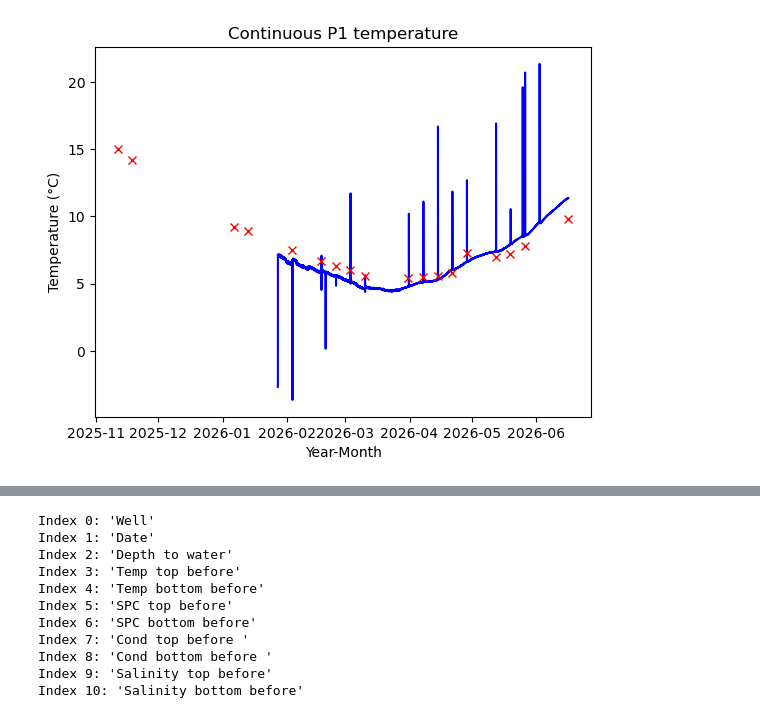
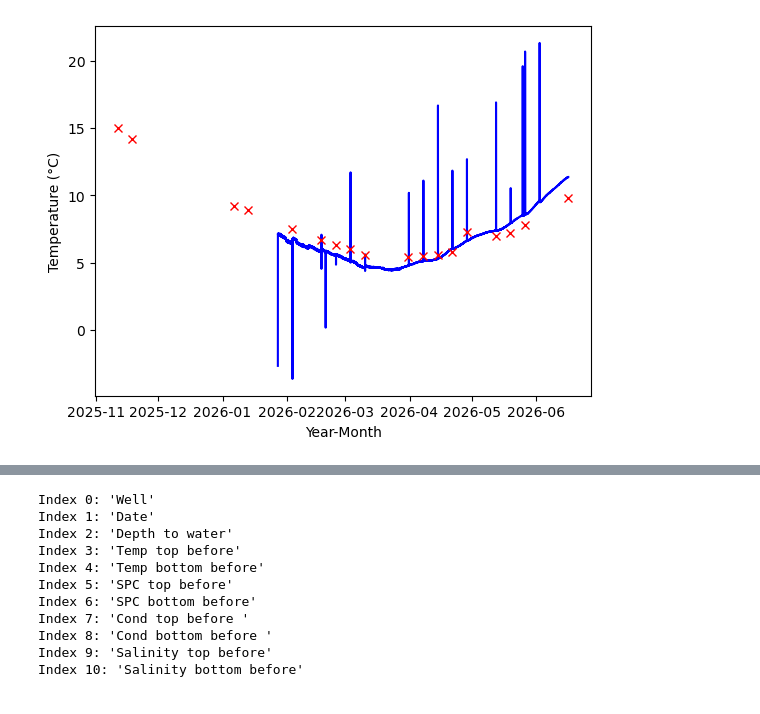
Before and after one commit to sauron-245/summer_26, a Jupyter notebook: summer 2026/temperature_bell2026.ipynb, the cells around one changed output, grey strips where cells are left out. Saved outputs shown, nothing was run; the diff lists cells and outputs as text; code cells hidden in the pictures.

```diff
--- a/summer 2026/bell2026.ipynb
+++ b/summer 2026/temperature_bell2026.ipynb
@@ -13,23 +13,22 @@ C:\Users\HydroResearch\Documents\GitHub\summer_26\summer 2026
 # %%
 hobodf = pd.read_csv("P1_All_6.16.csv")
 hobodf["Date-Time (CST/CDT)"] = pd.to_datetime(hobodf["Date-Time (CST/CDT)"])
 
 date = hobodf["Date-Time (CST/CDT)"]
 temp = hobodf["Temperature (W-CT 22414702), °C"]
 mandate = pd.to_datetime(["11/11/2025 12:00:00", "11/18/2025 12:00:00", "1/06/2026 12:00:00", "1/13/2026 12:00:00", "2/3/2026 12:00:00", "2/17/2026 12:00:00", "2/24/2026 12:00:00", "3/3/2026 12:00:00", "3/10/2026 12:00:00", "3/31/2026 12:00:00", "4/7/2026 12:00:00", "4/14/2026 12:00:00", "4/21/2026 12:00:00", "4/28/2026 12:00:00", "5/12/2026 12:00:00", "5/19/2026 12:00:00", "5/26/2026 12:00:00", "6/16/2026  12:00:00"])
 mantemp = [15, 14.2, 9.2, 8.9, 7.5, 6.7, 6.3, 6, 5.6, 5.4, 5.5, 5.6, 5.8, 7.3, 7, 7.2, 7.8, 9.8]
 
 fig, ax = plt.subplots()
 ax.plot(date, temp, color="blue")
 ax.plot(mandate, mantemp, 'x', color = "red")
 plt.xlabel("Year-Month")
 plt.ylabel("Temperature (°C)")
-plt.title("Continuous P1 temperature")
 plt.legend
 
 plt.show()
 # %% [output]
-[figure, old version]
+[figure, new version]
 # %%
 mandf = pd.read_csv("Well_Sampling_Data_P1.csv", index_col=False)
 mandf
```
Also changed, not shown: parts of 4 cells of this notebook, 2 other files.
